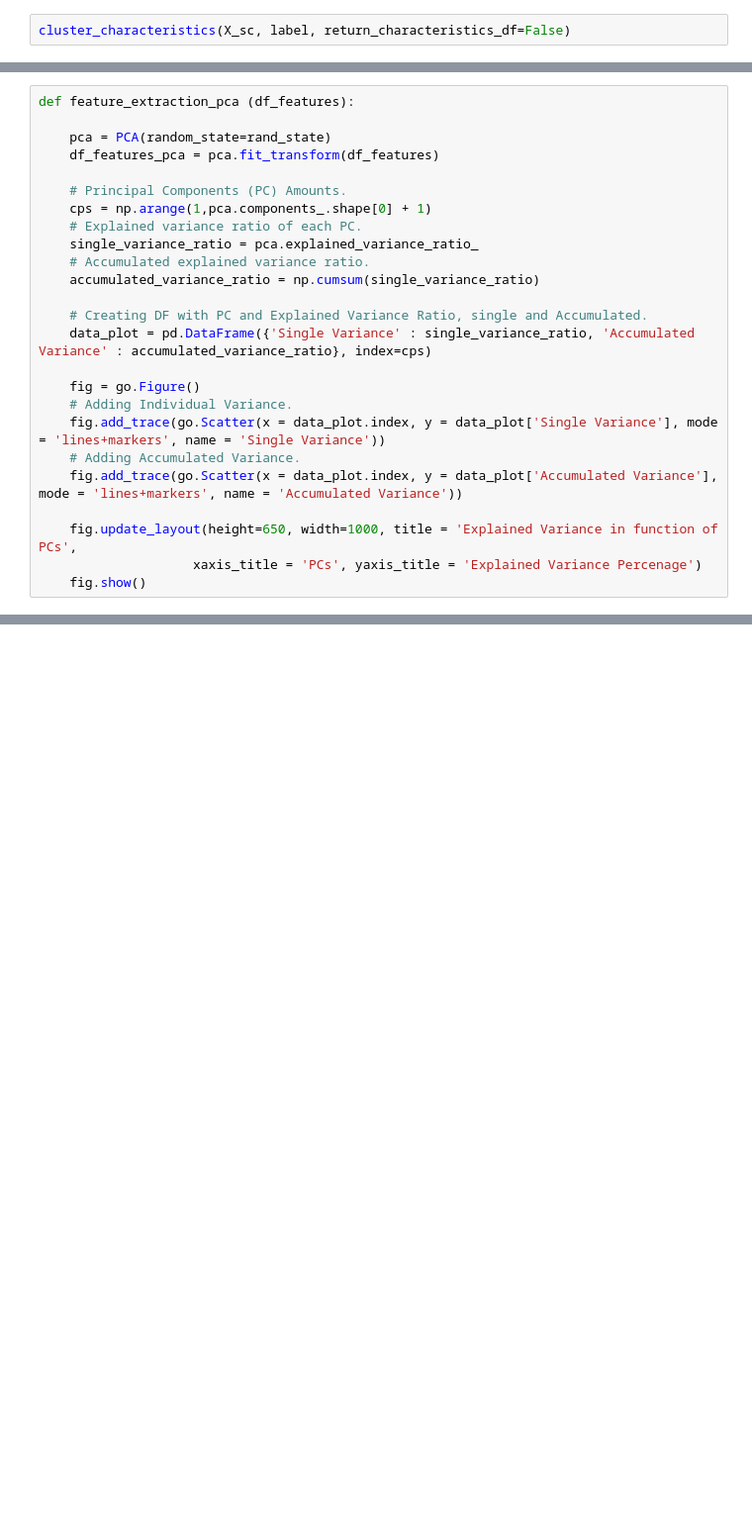
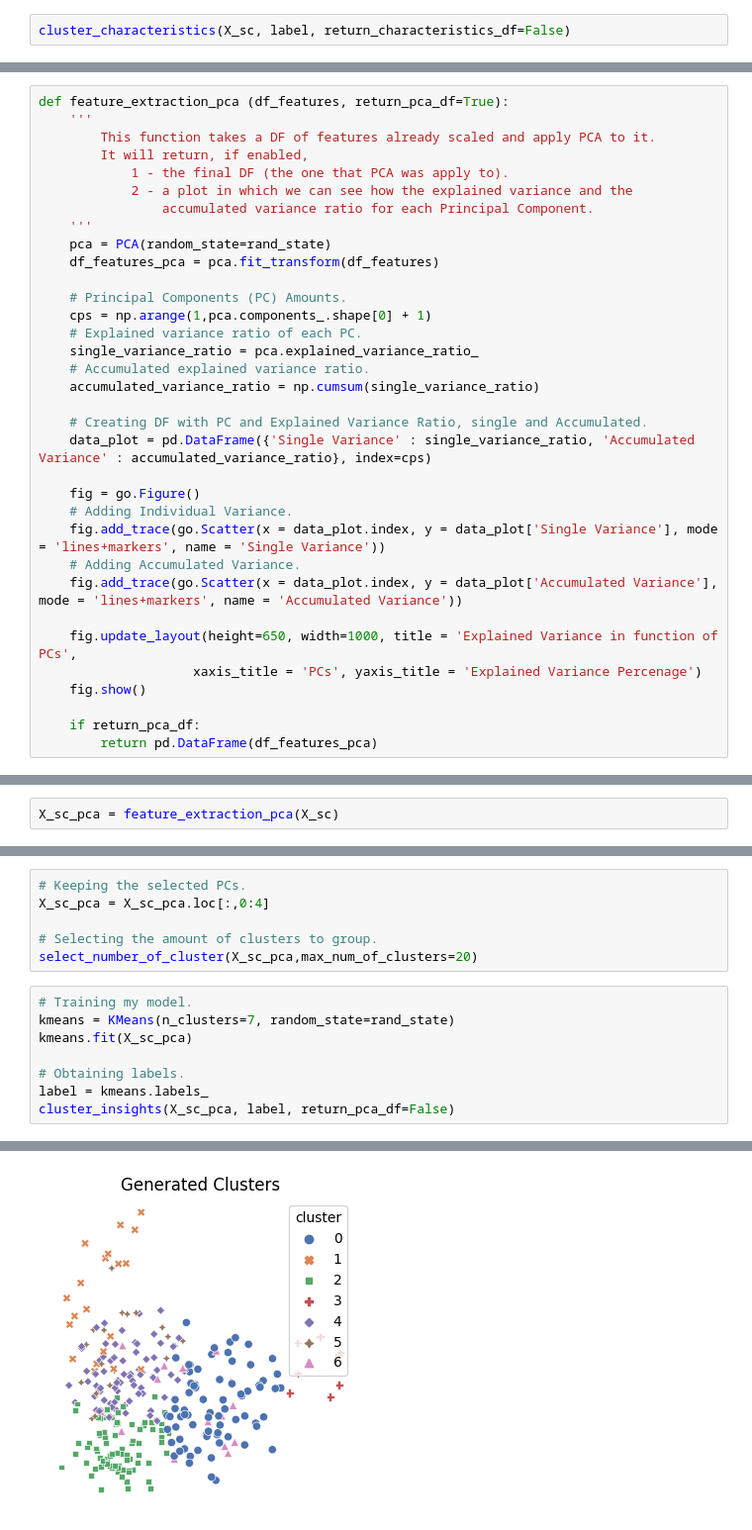
Before and after one commit to bautidea/kaggle_competitions, a Jupyter notebook: spotify_clustering/notebook_resolucion.ipynb, the cells around one changed output, grey strips where cells are left out. Shown at 99% size. Cells and saved outputs as stored; diff of their text form; blank space fills up the shorter version.

```diff
--- a/spotify_clustering/notebook_resolucion.ipynb
+++ b/spotify_clustering/notebook_resolucion.ipynb
@@ -908,6 +912,12 @@ Ill create a function that will plot the explained ratio variance as a function
 # %%
-def feature_extraction_pca (df_features):
-
+def feature_extraction_pca (df_features, return_pca_df=True):
+    '''
+        This function takes a DF of features already scaled and apply PCA to it.
+        It will return, if enabled,
+            1 - the final DF (the one that PCA was apply to).
+            2 - a plot in which we can see how the explained variance and the
+                accumulated variance ratio for each Principal Component.
+    '''
     pca = PCA(random_state=rand_state)
     df_features_pca = pca.fit_transform(df_features)
 
@@ -930,3 +940,6 @@ def feature_extraction_pca (df_features):
     fig.update_layout(height=650, width=1000, title = 'Explained Variance in function of PCs',
                     xaxis_title = 'PCs', yaxis_title = 'Explained Variance Percenage')
     fig.show()
+
+    if return_pca_df:
+        return pd.DataFrame(df_features_pca)
@@ -936,0 +946,2 @@ I'm going to use the elbow rule to obtain the amount of principal components to
+# %%
+X_sc_pca = feature_extraction_pca(X_sc)
@@ -936,0 +954,15 @@ I'm going to use the elbow rule to obtain the amount of principal components to
+# %%
+# Keeping the selected PCs.
+X_sc_pca = X_sc_pca.loc[:,0:4]
+
+# Selecting the amount of clusters to group.
+select_number_of_cluster(X_sc_pca,max_num_of_clusters=20)
+# %%
+# Training my model.
+kmeans = KMeans(n_clusters=7, random_state=rand_state)
+kmeans.fit(X_sc_pca)
+
+# Obtaining labels.
+label = kmeans.labels_
+cluster_insights(X_sc_pca, label, return_pca_df=False)
+# %% [output]
@@ -936,0 +985 @@ I'm going to use the elbow rule to obtain the amount of principal components to
+[figure, added]
```
Also changed, not shown: parts of 18 cells of this notebook.
